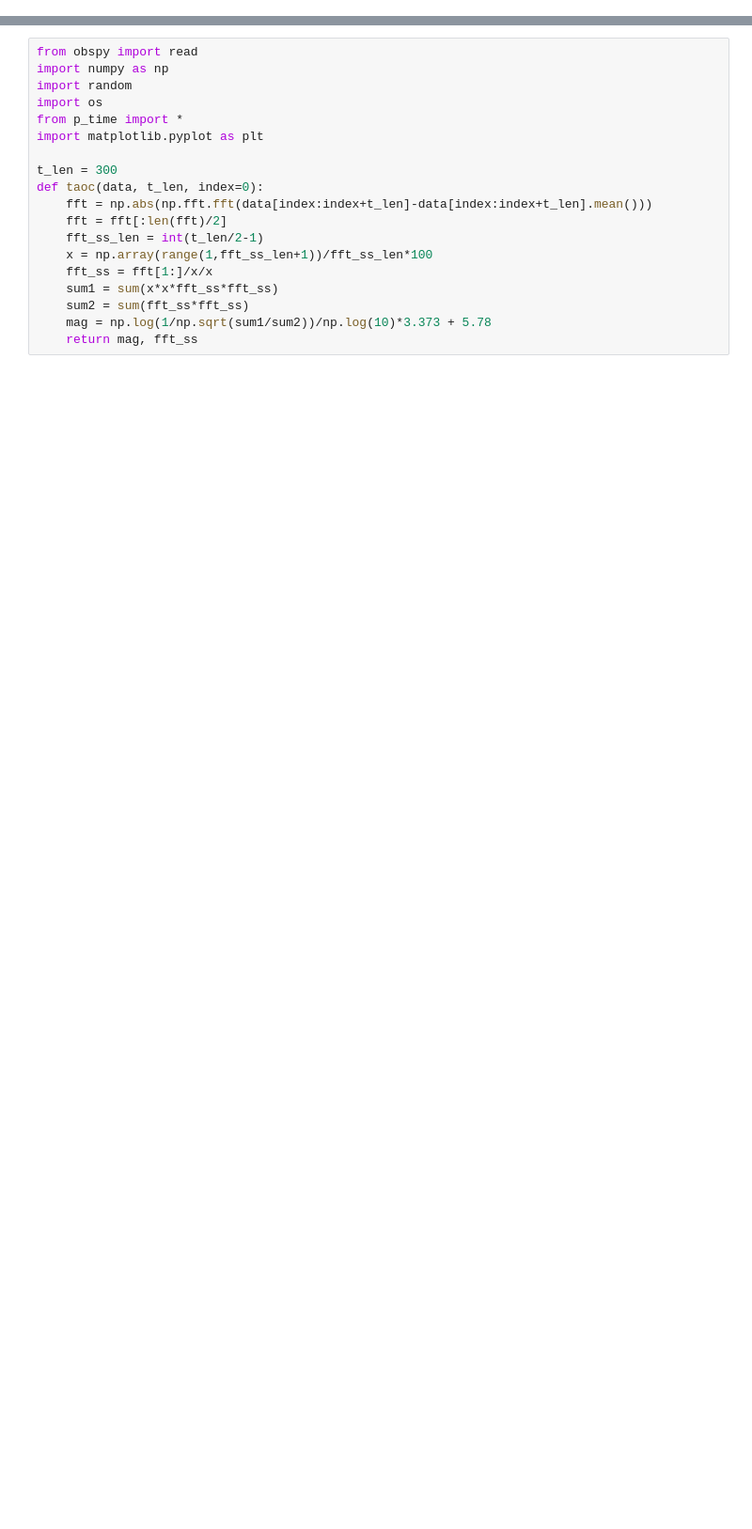
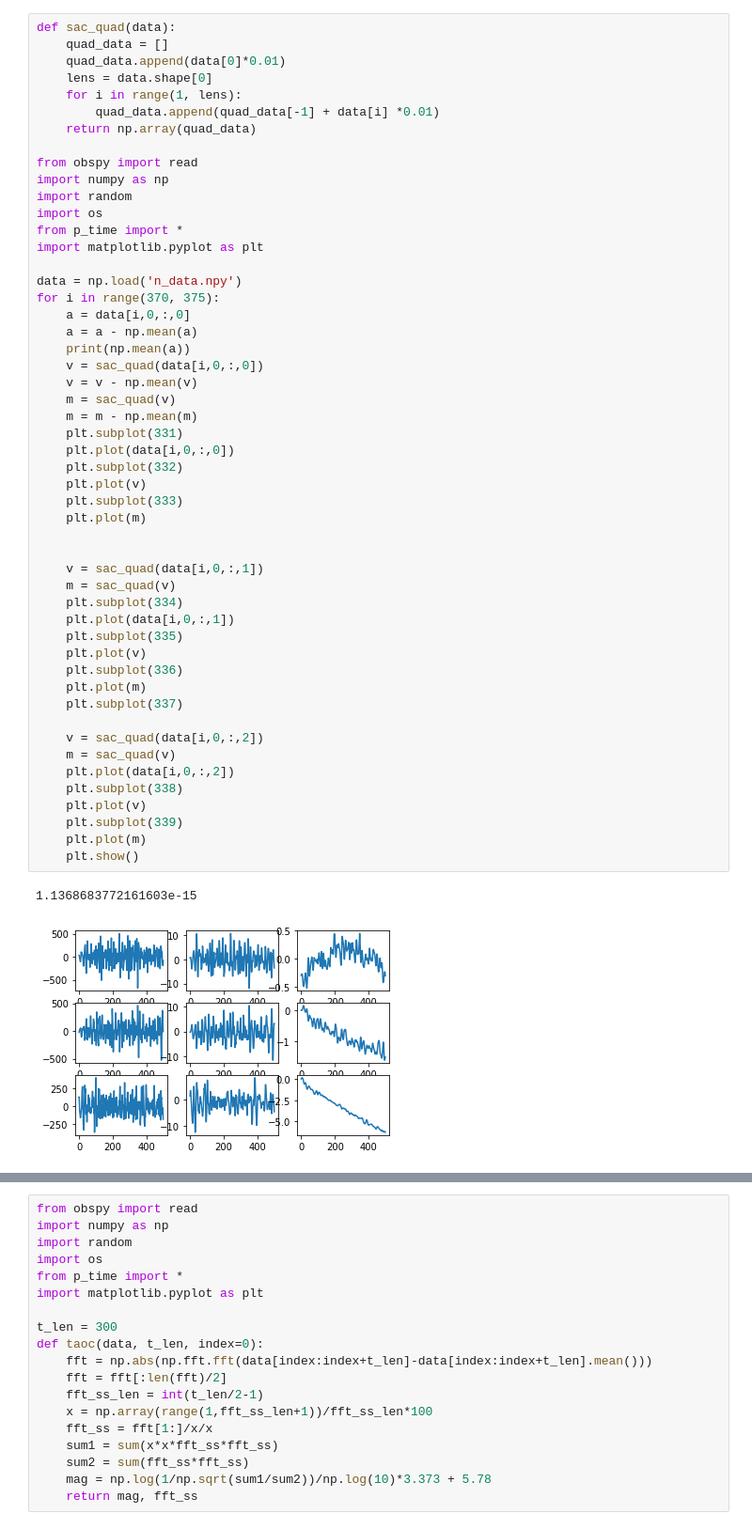
Before and after one commit to 1900sala/ml_earthquake_magnitude, a Jupyter notebook: utils.ipynb, the cells around one changed output, grey strips where cells are left out. Shown: that part at 94% size. Drawn from its saved outputs; the diff is of its cells as text; blank space fills up the shorter version.

```diff
--- a/utils.ipynb
+++ b/utils.ipynb
@@ -0,0 +1,54 @@
+# %%
+def sac_quad(data):
+    quad_data = []
+    quad_data.append(data[0]*0.01)
+    lens = data.shape[0]
+    for i in range(1, lens):
+        quad_data.append(quad_data[-1] + data[i] *0.01)
+    return np.array(quad_data)
+
+from obspy import read
+import numpy as np
+import random
+import os
+from p_time import *
+import matplotlib.pyplot as plt
+
+data = np.load('n_data.npy')
+for i in range(370, 375):
+    a = data[i,0,:,0]
+    a = a - np.mean(a)
+    print(np.mean(a))
+    v = sac_quad(data[i,0,:,0])
+    v = v - np.mean(v)
+    m = sac_quad(v)
+    m = m - np.mean(m)
+    plt.subplot(331)
+    plt.plot(data[i,0,:,0])
+    plt.subplot(332)
+    plt.plot(v)
+    plt.subplot(333)
+    plt.plot(m)
+
+
+    v = sac_quad(data[i,0,:,1])
+    m = sac_quad(v)
+    plt.subplot(334)
+    plt.plot(data[i,0,:,1])
+    plt.subplot(335)
+    plt.plot(v)
+    plt.subplot(336)
+    plt.plot(m)
+    plt.subplot(337)
+
+    v = sac_quad(data[i,0,:,2])
+    m = sac_quad(v)
+    plt.plot(data[i,0,:,2])
+    plt.subplot(338)
+    plt.plot(v)
+    plt.subplot(339)
+    plt.plot(m)
+    plt.show()
+# %% [output]
+1.1368683772161603e-15
+[figure, added]
```
Also changed, not shown: parts of 21 cells of this notebook, 3 other files.
